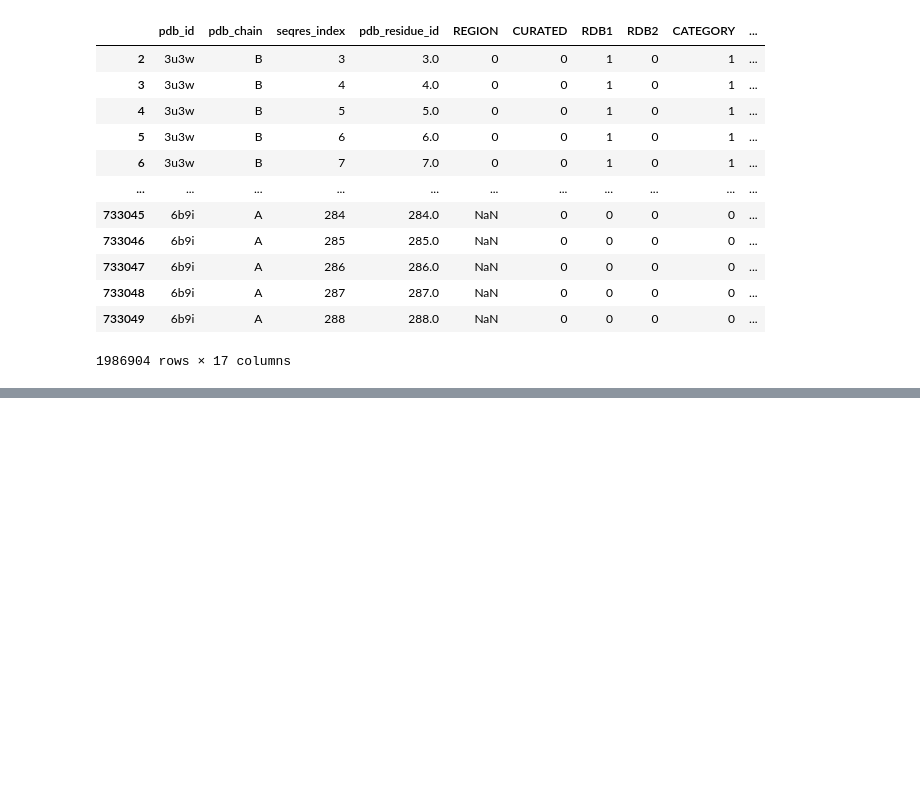
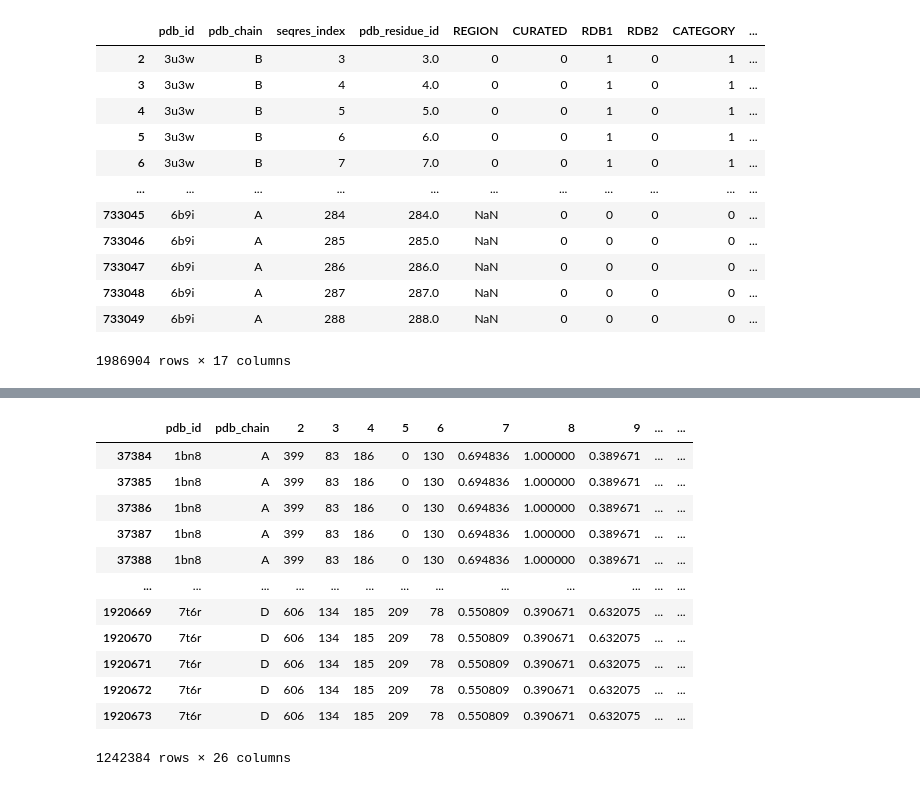
Before and after one commit to mb925/repeatsdb-lite-assessment, a Jupyter notebook: curated_assessment.ipynb, the cells around one changed output, grey strips where cells are left out. Drawn from its saved outputs; the diff is of its cells as text; code cells hidden in the pictures; blank space fills up the shorter version.

```diff
--- a/curated_assessment.ipynb
+++ b/curated_assessment.ipynb
@@ -190,0 +205,29 @@ df_.loc[:,('RDB1', ['bacc', 'p', 'se', 'sp', 'f1', 'mcc'])].boxplot(figsize=(20,
+# %%
+# remove the ones with 2 topologies definition for simplification
+df_topologies = df[~df["topologies"].astype(str).str.contains(';')]
+
+df_topologies = df_topologies[['pdb_id', 'pdb_chain', 'topologies']]
+#
+df_all = pd.DataFrame(data)
+df_all = df_all.rename(columns={0: "pdb_id", 1: "pdb_chain"})
+# # plot
+df_topologies = df_all.merge(df_topologies, how='left', on=['pdb_id', 'pdb_chain'])
+df_topologies = df_topologies[df_topologies["topologies"].notna()]
+df_topologies[['c', 't']] = df_topologies['topologies'].str.split('.', expand=True)
+df_topologies["t"] = pd.to_numeric(df_topologies["t"])
+df_topologies = df_topologies.sort_values(['c', 't'])
+df_topologies
+# %% [output]
+|  | pdb_id | pdb_chain | 2 | 3 | 4 | 5 | 6 | 7 | 8 | 9 | ... | ... |
+| 37384 | 1bn8 | A | 399 | 83 | 186 | 0 | 130 | 0.694836 | 1.000000 | 0.389671 | ... | ... |
+| 37385 | 1bn8 | A | 399 | 83 | 186 | 0 | 130 | 0.694836 | 1.000000 | 0.389671 | ... | ... |
+| 37386 | 1bn8 | A | 399 | 83 | 186 | 0 | 130 | 0.694836 | 1.000000 | 0.389671 | ... | ... |
+| 37387 | 1bn8 | A | 399 | 83 | 186 | 0 | 130 | 0.694836 | 1.000000 | 0.389671 | ... | ... |
+| 37388 | 1bn8 | A | 399 | 83 | 186 | 0 | 130 | 0.694836 | 1.000000 | 0.389671 | ... | ... |
+| ... | ... | ... | ... | ... | ... | ... | ... | ... | ... | ... | ... | ... |
+| 1920669 | 7t6r | D | 606 | 134 | 185 | 209 | 78 | 0.550809 | 0.390671 | 0.632075 | ... | ... |
+| 1920670 | 7t6r | D | 606 | 134 | 185 | 209 | 78 | 0.550809 | 0.390671 | 0.632075 | ... | ... |
+| 1920671 | 7t6r | D | 606 | 134 | 185 | 209 | 78 | 0.550809 | 0.390671 | 0.632075 | ... | ... |
+| 1920672 | 7t6r | D | 606 | 134 | 185 | 209 | 78 | 0.550809 | 0.390671 | 0.632075 | ... | ... |
+| 1920673 | 7t6r | D | 606 | 134 | 185 | 209 | 78 | 0.550809 | 0.390671 | 0.632075 | ... | ... |
+1242384 rows × 26 columns
```
Also changed, not shown: parts of 13 cells of this notebook.
